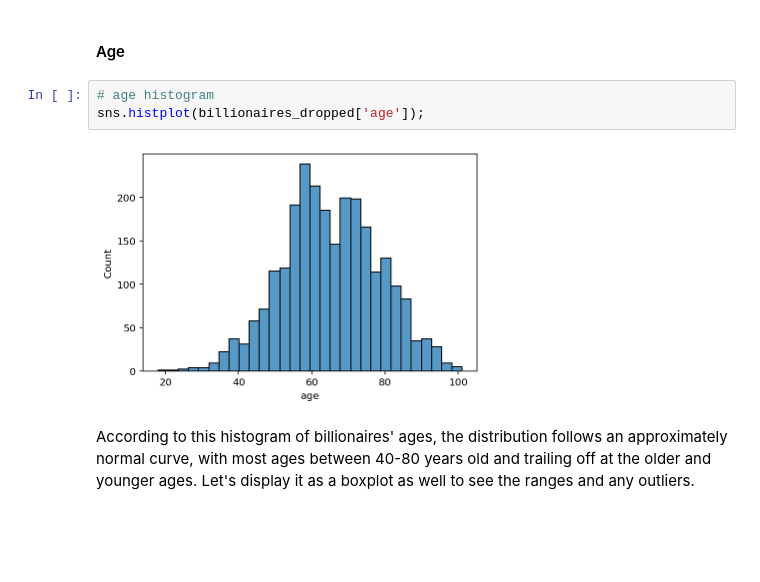
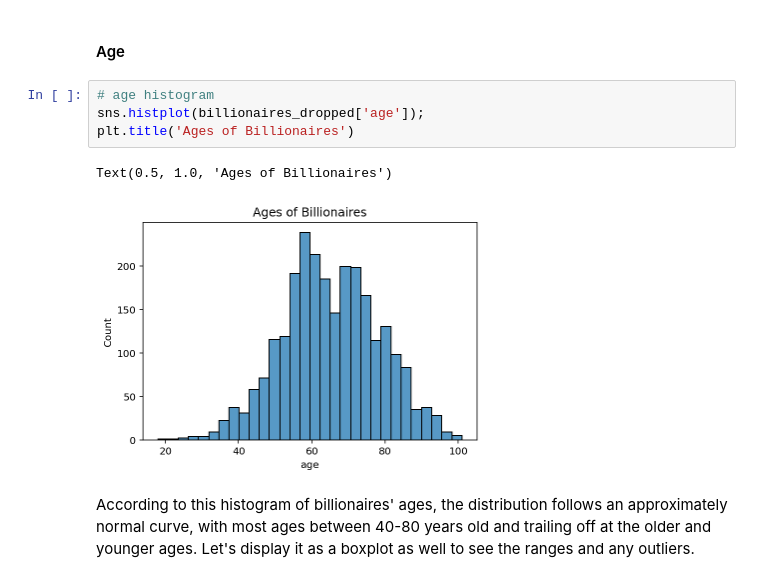
Before and after one commit to jteh188/Billionaires-Statistics-Data-Analysis, a Jupyter notebook: FinalProject_Group026_WI24.ipynb, the cells around one changed output. Saved outputs shown, nothing was run; the diff lists cells and outputs as text; blank space fills up the shorter version.

```diff
--- a/FinalProject_Group026_WI24.ipynb
+++ b/FinalProject_Group026_WI24.ipynb
@@ -418,8 +418,10 @@ One of our hypotheses included that most billionaires in the world would be men.
 # %%
 # age histogram
 sns.histplot(billionaires_dropped['age']);
+plt.title('Ages of Billionaires')
 # %% [output]
+Text(0.5, 1.0, 'Ages of Billionaires')
-[figure, old version]
+[figure, new version]
 # %% [markdown]
 According to this histogram of billionaires' ages, the distribution follows an approximately normal curve, with most ages between 40-80 years old and trailing off at the older and younger ages. Let's display it as a boxplot as well to see the ranges and any outliers.
 # %%
```
